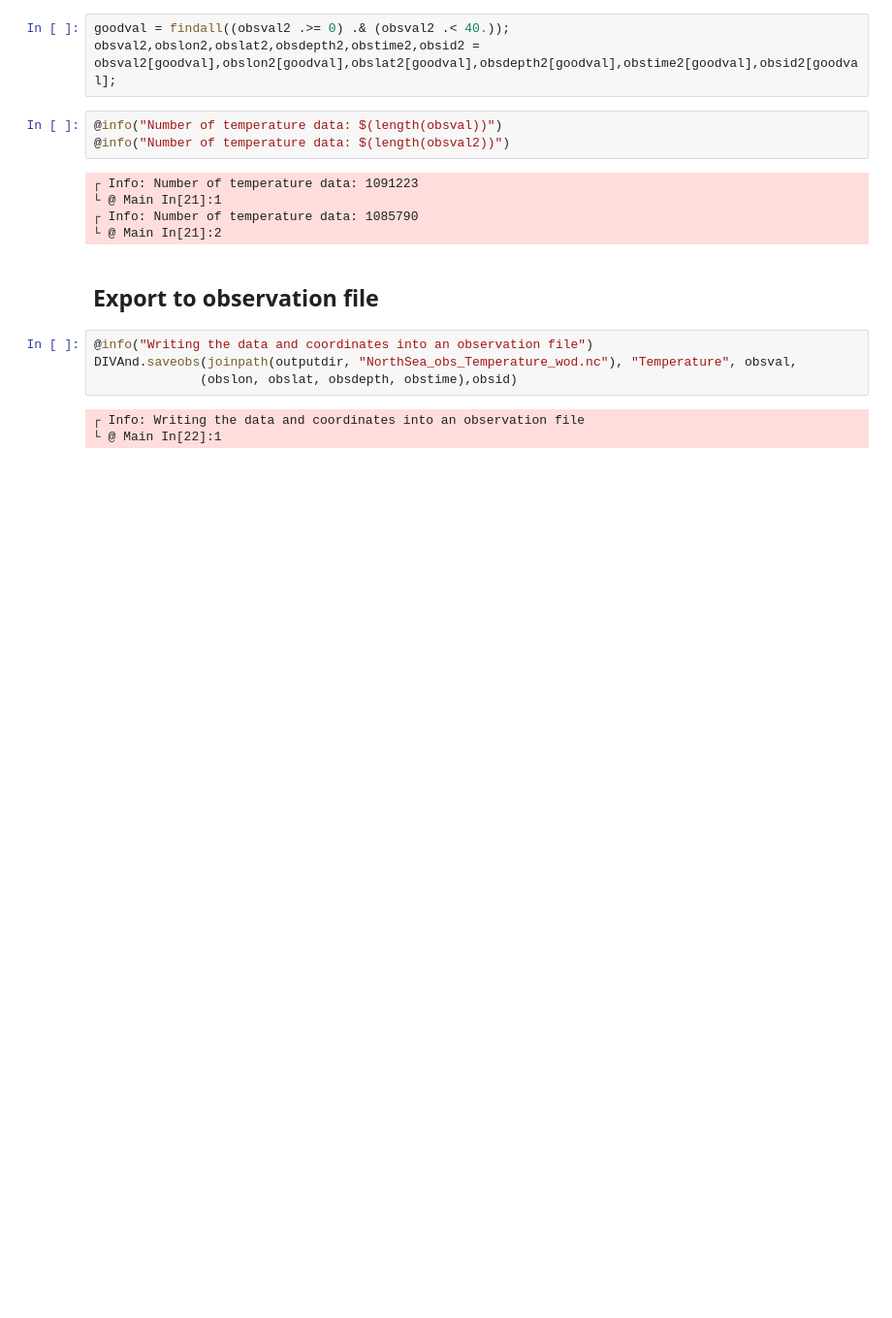
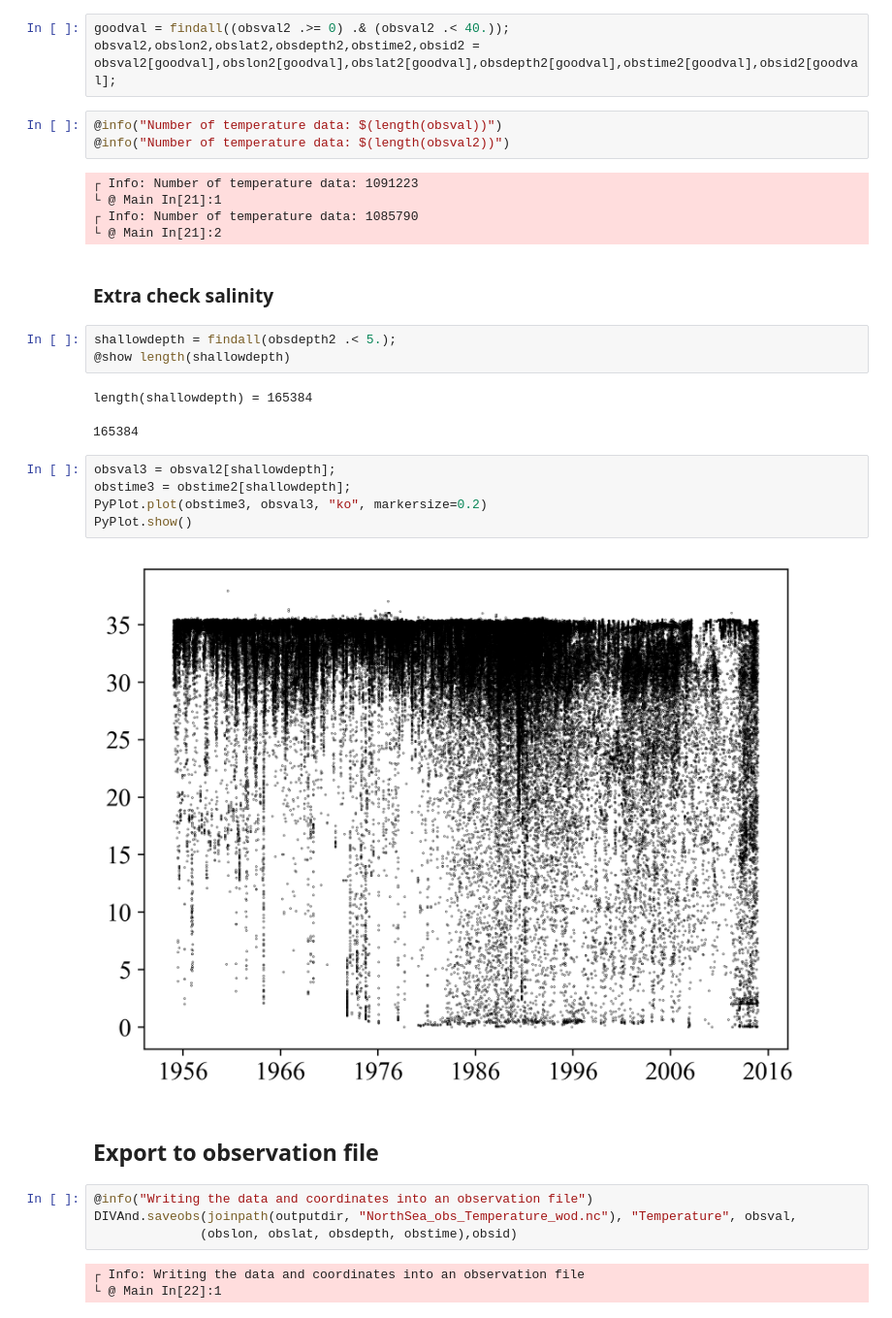
Before and after one commit to gher-uliege/SeaDataCloud, a Jupyter notebook: Julia/Climatologies/prepare_WOD_files.ipynb, the cells around one changed output. Shown at 97% size. Drawn from its saved outputs; the diff is of its cells as text; blank space fills up the shorter version.

```diff
--- a/Julia/Climatologies/prepare_WOD_files.ipynb
+++ b/Julia/Climatologies/prepare_WOD_files.ipynb
@@ -71,6 +91,21 @@ obsval2[goodval],obslon2[goodval],obslat2[goodval],obsdepth2[goodval],obstime2[g
 └ @ Main In[21]:1
 ┌ Info: Number of temperature data: 1085790
 └ @ Main In[21]:2
+# %% [markdown]
+### Extra check salinity
+# %%
+shallowdepth = findall(obsdepth2 .< 5.);
+@show length(shallowdepth)
+# %% [output]
+length(shallowdepth) = 165384
+165384
+# %%
+obsval3 = obsval2[shallowdepth];
+obstime3 = obstime2[shallowdepth];
+PyPlot.plot(obstime3, obsval3, "ko", markersize=0.2)
+PyPlot.show()
+# %% [output]
+[figure, added]
 # %% [markdown]
 ## Export to observation file
 # %%
```
Also changed, not shown: parts of 3 cells of this notebook, 20 other files.
